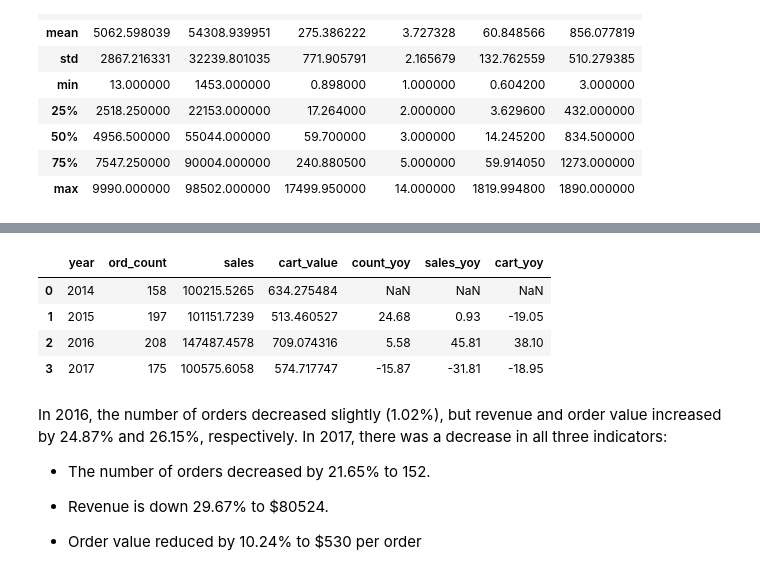
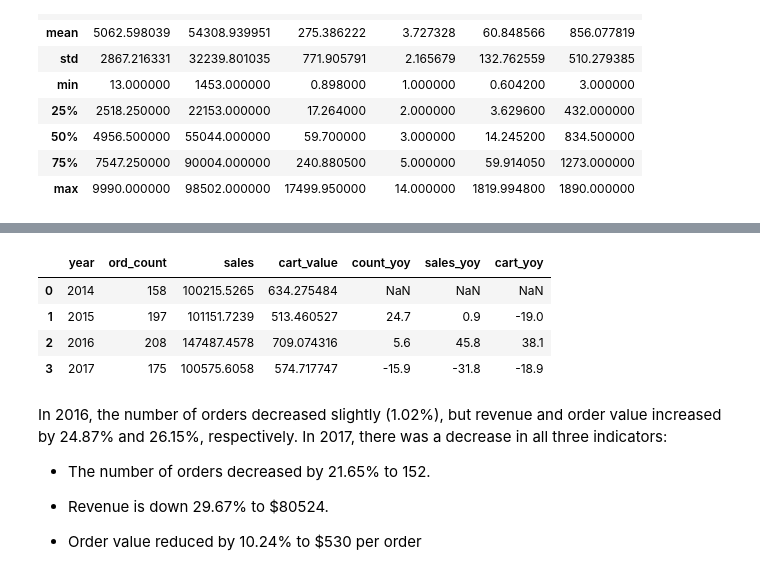
Before and after one commit to MinhAnh99/Python_RFM_Analysis, a Jupyter notebook: MinhAnh_RFM_Analysis_Project.ipynb, the cells around one changed output, grey strips where cells are left out. Saved outputs shown, nothing was run; the diff lists cells and outputs as text; code cells hidden in the pictures.

```diff
--- a/MinhAnh_RFM_Analysis_Project.ipynb
+++ b/MinhAnh_RFM_Analysis_Project.ipynb
@@ -495,21 +499,20 @@ risk.head()
 # %%
 # Calculate orders count, sales and cart value by year
 risk_ord = risk.groupby('year').agg(ord_count=('Order ID','nunique'),
                                sales=('Sales','sum')).reset_index()
 
 risk_ord['cart_value'] = risk_ord['sales']/risk_ord['ord_count']
-
-risk_ord['count_yoy'] = risk_ord['ord_count'].pct_change().round(4)*100
-risk_ord['sales_yoy'] = risk_ord['sales'].pct_change().round(4)*100
-risk_ord['cart_yoy'] = risk_ord['cart_value'].pct_change().round(4)*100
+risk_ord['count_yoy'] = risk_ord['ord_count'].pct_change().round(3)*100
+risk_ord['sales_yoy'] = risk_ord['sales'].pct_change().round(3)*100
+risk_ord['cart_yoy'] = risk_ord['cart_value'].pct_change().round(3)*100
 risk_ord.sort_values(by='year',inplace=True)
 risk_ord
 # %% [output]
 |  | year | ord_count | sales | cart_value | count_yoy | sales_yoy | cart_yoy |
 | 0 | 2014 | 158 | 100215.5265 | 634.275484 | NaN | NaN | NaN |
-| 1 | 2015 | 197 | 101151.7239 | 513.460527 | 24.68 | 0.93 | -19.05 |
-| 2 | 2016 | 208 | 147487.4578 | 709.074316 | 5.58 | 45.81 | 38.10 |
-| 3 | 2017 | 175 | 100575.6058 | 574.717747 | -15.87 | -31.81 | -18.95 |
+| 1 | 2015 | 197 | 101151.7239 | 513.460527 | 24.7 | 0.9 | -19.0 |
+| 2 | 2016 | 208 | 147487.4578 | 709.074316 | 5.6 | 45.8 | 38.1 |
+| 3 | 2017 | 175 | 100575.6058 | 574.717747 | -15.9 | -31.8 | -18.9 |
 # %% [markdown]
 In 2016, the number of orders decreased slightly (1.02%), but revenue and order value increased by 24.87% and 26.15%, respectively.
 In 2017, there was a decrease in all three indicators:
```
Also changed, not shown: parts of 12 cells of this notebook.
